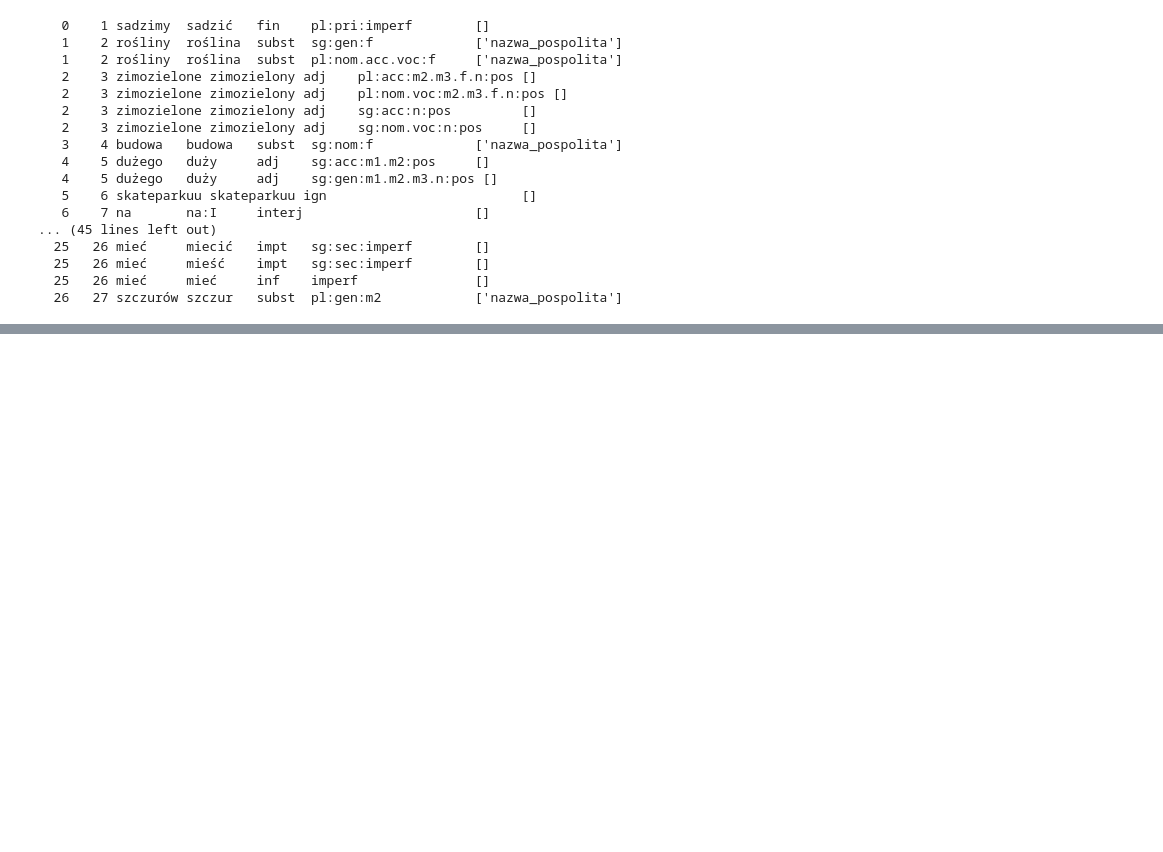
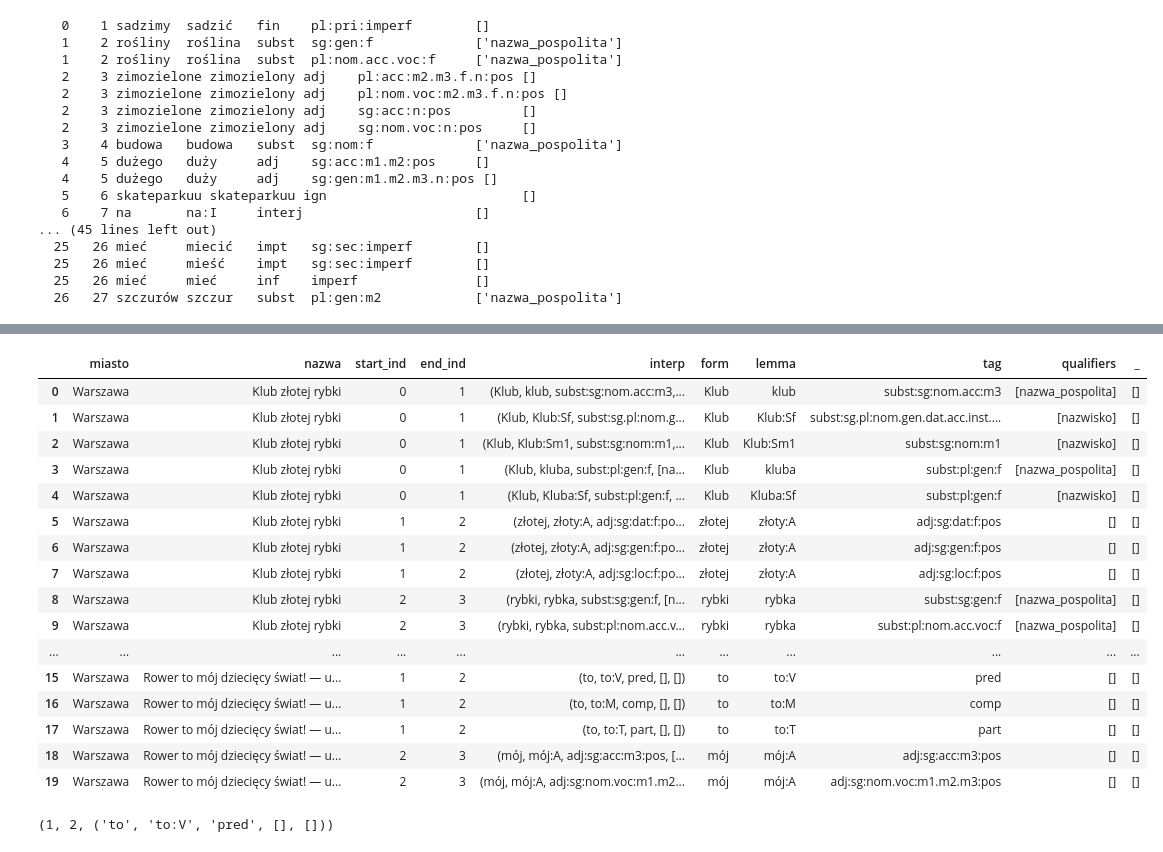
Before and after one commit to malowana/NLP_budzet_obywatelski, a Jupyter notebook: BO_analiza_morfologiczna2.ipynb, the cells around one changed output, grey strips where cells are left out. Cells and saved outputs as stored; diff of their text form; code cells hidden in the pictures; blank space fills up the shorter version.

```diff
--- a/BO_analiza_morfologiczna2.ipynb
+++ b/BO_analiza_morfologiczna2.ipynb
@@ -103,0 +162,10 @@ for analysis in morf.analyse("sadzimy rośliny zimozielone budowa dużego skatep
+# %%
+for analysis in morf.analyse(docs_waw):
+  # na wyjściu z morf.analyse dostajemy listę interpretacji, niektóre tokeny mogą mieć więcej niż jedną interpretację, jak tu z tokenem "życia"
+  start_ind, end_ind, interp = analysis
+  form, lemma, tag, qualifiers, _ = interp
+
+  attribs = ['start_ind', 'end_ind', 'form', 'lemma', 'pos', 'feats', 'str(qualifiers)']
+  table = [{att:tok.__getattribute__(att) for att in attribs} for tok in analysis2]
+  df_waw_morf = pd.DataFrame(table)
+  print(df_waw_morf[attribs])
@@ -103,0 +179,3 @@ for analysis in morf.analyse("sadzimy rośliny zimozielone budowa dużego skatep
+# %%
+df_waw2 = df_waw.sample(5)
+df_waw2.head()
@@ -103,0 +189,4 @@ for analysis in morf.analyse("sadzimy rośliny zimozielone budowa dużego skatep
+# %%
+df_waw_morf = pd.DataFrame()
+data3 =[]
+i = 0
@@ -103,0 +196,11 @@ for analysis in morf.analyse("sadzimy rośliny zimozielone budowa dużego skatep
+# %%
+for text in df_waw2.nazwa:
+    print(text)
+    analysis = morf.analyse(text)
+    print(analysis)
+    i=0
+    for interpretation in analysis:
+      start_ind, end_ind, interp = interpretation
+      form, lemma, tag, qualifiers, _ = interpretation[2]
+      data3.append(('Warszawa', text, start_ind, end_ind, interp,form,lemma,tag,qualifiers,_))
+      print(tag)
@@ -103,0 +225,26 @@ for analysis in morf.analyse("sadzimy rośliny zimozielone budowa dużego skatep
+# %%
+cols=['miasto','nazwa','start_ind', 'end_ind', 'interp','form','lemma','tag','qualifiers','_']
+df_waw_morf3 = pd.DataFrame(data3, columns=cols)
+df_waw_morf3.head(20)
+# %% [output]
+|  | miasto | nazwa | start_ind | end_ind | interp | form | lemma | tag | qualifiers | _ |
+| 0 | Warszawa | Klub złotej rybki | 0 | 1 | (Klub, klub, subst:sg:nom.acc:m3,... | Klub | klub | subst:sg:nom.acc:m3 | [nazwa_pospolita] | [] |
+| 1 | Warszawa | Klub złotej rybki | 0 | 1 | (Klub, Klub:Sf, subst:sg.pl:nom.g... | Klub | Klub:Sf | subst:sg.pl:nom.gen.dat.acc.inst.... | [nazwisko] | [] |
+| 2 | Warszawa | Klub złotej rybki | 0 | 1 | (Klub, Klub:Sm1, subst:sg:nom:m1,... | Klub | Klub:Sm1 | subst:sg:nom:m1 | [nazwisko] | [] |
+| 3 | Warszawa | Klub złotej rybki | 0 | 1 | (Klub, kluba, subst:pl:gen:f, [na... | Klub | kluba | subst:pl:gen:f | [nazwa_pospolita] | [] |
+| 4 | Warszawa | Klub złotej rybki | 0 | 1 | (Klub, Kluba:Sf, subst:pl:gen:f, ... | Klub | Kluba:Sf | subst:pl:gen:f | [nazwisko] | [] |
+| 5 | Warszawa | Klub złotej rybki | 1 | 2 | (złotej, złoty:A, adj:sg:dat:f:po... | złotej | złoty:A | adj:sg:dat:f:pos | [] | [] |
+| 6 | Warszawa | Klub złotej rybki | 1 | 2 | (złotej, złoty:A, adj:sg:gen:f:po... | złotej | złoty:A | adj:sg:gen:f:pos | [] | [] |
+| 7 | Warszawa | Klub złotej rybki | 1 | 2 | (złotej, złoty:A, adj:sg:loc:f:po... | złotej | złoty:A | adj:sg:loc:f:pos | [] | [] |
+| 8 | Warszawa | Klub złotej rybki | 2 | 3 | (rybki, rybka, subst:sg:gen:f, [n... | rybki | rybka | subst:sg:gen:f | [nazwa_pospolita] | [] |
+| 9 | Warszawa | Klub złotej rybki | 2 | 3 | (rybki, rybka, subst:pl:nom.acc.v... | rybki | rybka | subst:pl:nom.acc.voc:f | [nazwa_pospolita] | [] |
+| ... | ... | ... | ... | ... | ... | ... | ... | ... | ... | ... |
+| 15 | Warszawa | Rower to mój dziecięcy świat! — u... | 1 | 2 | (to, to:V, pred, [], []) | to | to:V | pred | [] | [] |
+| 16 | Warszawa | Rower to mój dziecięcy świat! — u... | 1 | 2 | (to, to:M, comp, [], []) | to | to:M | comp | [] | [] |
+| 17 | Warszawa | Rower to mój dziecięcy świat! — u... | 1 | 2 | (to, to:T, part, [], []) | to | to:T | part | [] | [] |
+| 18 | Warszawa | Rower to mój dziecięcy świat! — u... | 2 | 3 | (mój, mój:A, adj:sg:acc:m3:pos, [... | mój | mój:A | adj:sg:acc:m3:pos | [] | [] |
+| 19 | Warszawa | Rower to mój dziecięcy świat! — u... | 2 | 3 | (mój, mój:A, adj:sg:nom.voc:m1.m2... | mój | mój:A | adj:sg:nom.voc:m1.m2.m3:pos | [] | [] |
+# %%
+df_waw_morf.analysis[11][5]
+# %% [output]
+(1, 2, ('to', 'to:V', 'pred', [], []))
```
Also changed, not shown: parts of 12 cells of this notebook.
